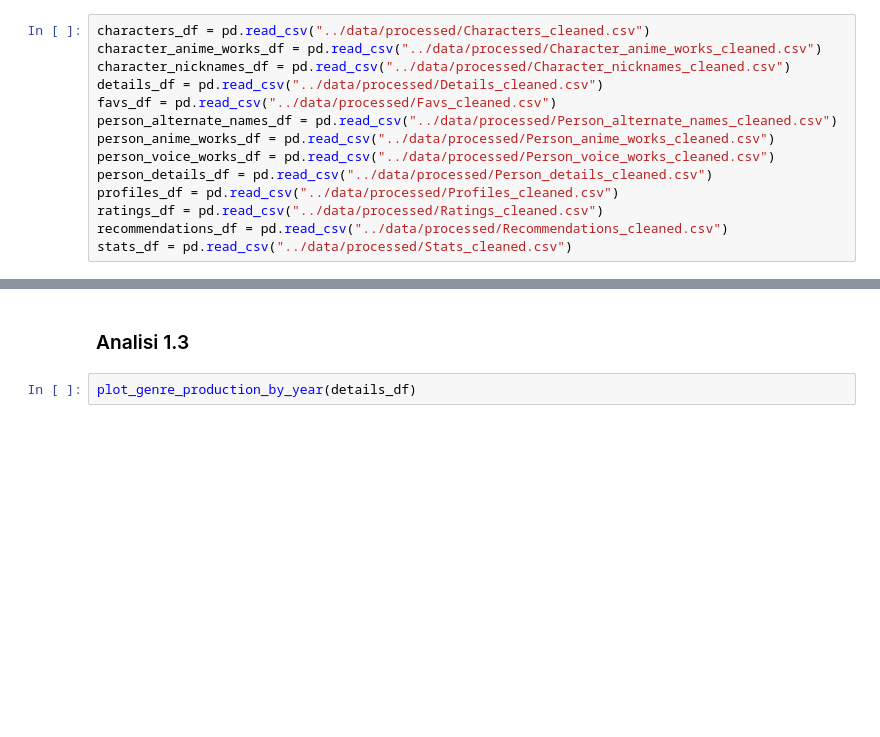
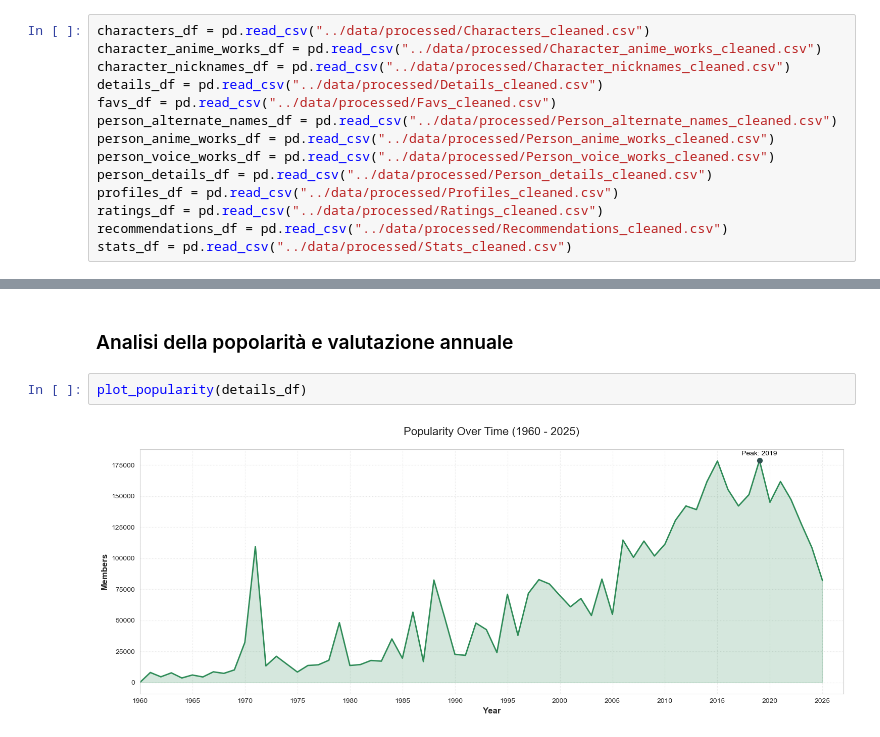
Before and after one commit to sarazunino/HCI, a Jupyter notebook: solution/02_notebook.ipynb, the cells around one changed output, grey strips where cells are left out. Cells and saved outputs as stored; diff of their text form; blank space fills up the shorter version.

```diff
--- a/solution/02_notebook.ipynb
+++ b/solution/02_notebook.ipynb
@@ -116,4 +166,6 @@ plot_source_popularity(details_df)
 # %% [markdown]
-### Analisi 1.3
+### Analisi della popolarità e valutazione annuale
-# %%
-plot_genre_production_by_year(details_df)
+# %%
+plot_popularity(details_df)
+# %% [output]
+[figure, added]
```
Also changed, not shown: parts of 29 cells of this notebook, 1 other file.
